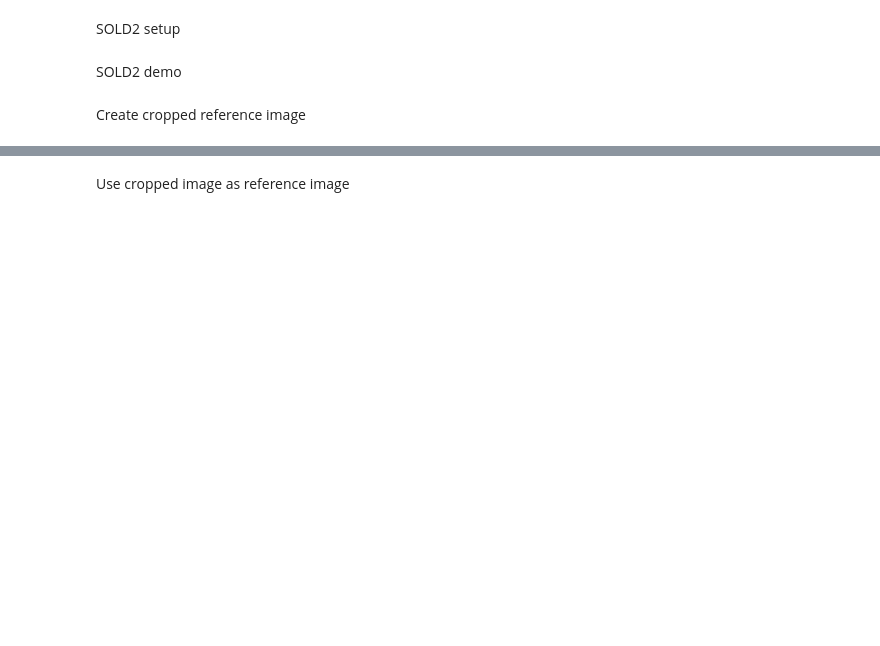
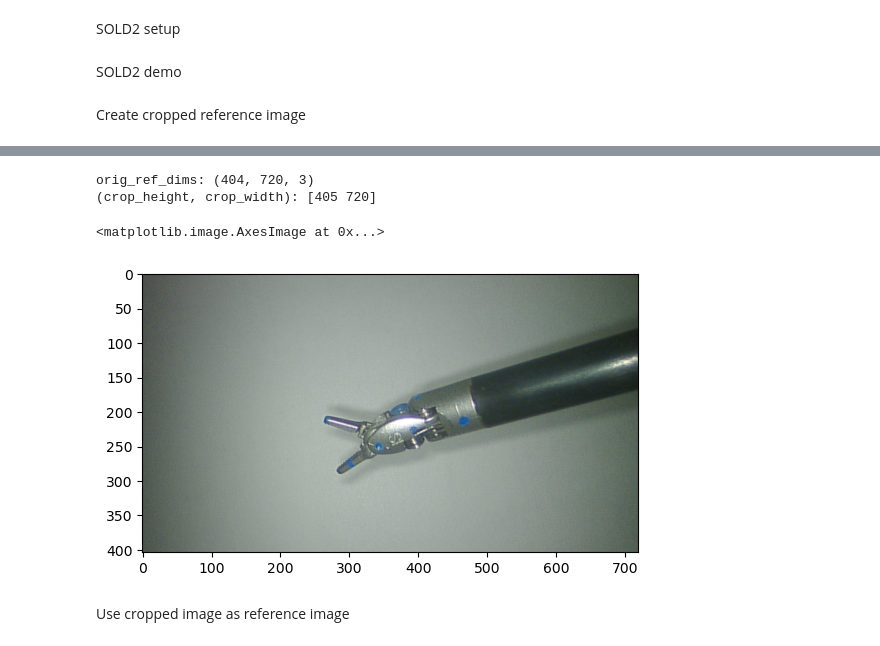
Before and after one commit to ucsdarclab/surgical_tool_tracking, a Jupyter notebook: kornia_dev/scratch.ipynb, the cells around one changed output, grey strips where cells are left out. Drawn from its saved outputs; the diff is of its cells as text; code cells hidden in the pictures; blank space fills up the shorter version.

```diff
--- a/kornia_dev/scratch.ipynb
+++ b/kornia_dev/scratch.ipynb
@@ -362,3 +363,26 @@ ref_right_img, y_offset, x_offset = centerCrop(img = new_right_img, dim = (405,
+# %%
+orig_ref_dims = new_left_img.shape
+print('orig_ref_dims: {}'.format(orig_ref_dims))
+np.save('orig_ref_dims.npy', orig_ref_dims)
+
+# save crop params
+crop_height = 405
+crop_width = 720
+crop_dims = np.asarray([crop_height, crop_width])
+np.save('crop_ref_dims.npy', crop_dims)
+print('(crop_height, crop_width): {}'.format(crop_dims))
+
+# save ref images
+np.save('crop_ref_l.npy', new_left_img) # (crop_height, crop_width, 3) RGB uint8
+plt.imshow(new_left_img)
+
+np.save('crop_ref_r.npy', new_right_img) # (crop_height, crop_width, 3) RGB uint8
+plt.imshow(new_right_img)
+# %% [output]
+orig_ref_dims: (404, 720, 3)
+(crop_height, crop_width): [405 720]
+<matplotlib.image.AxesImage at 0x...>
+[figure, added]
 # %%
 
 # read first image from left_cam
```
Also changed, not shown: parts of 8 cells of this notebook, 13 other files.
